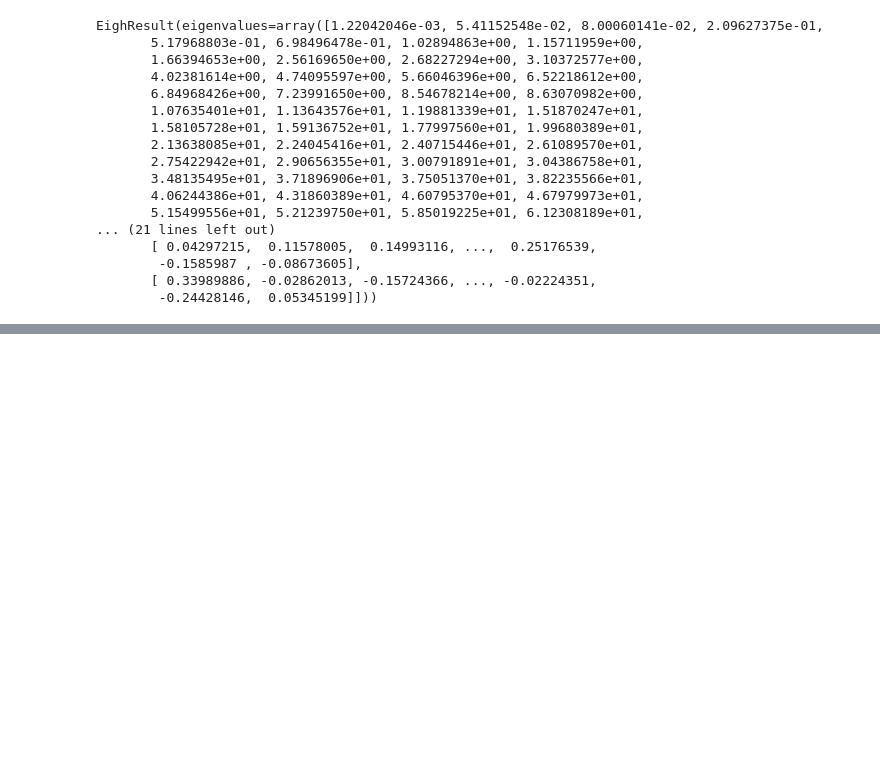
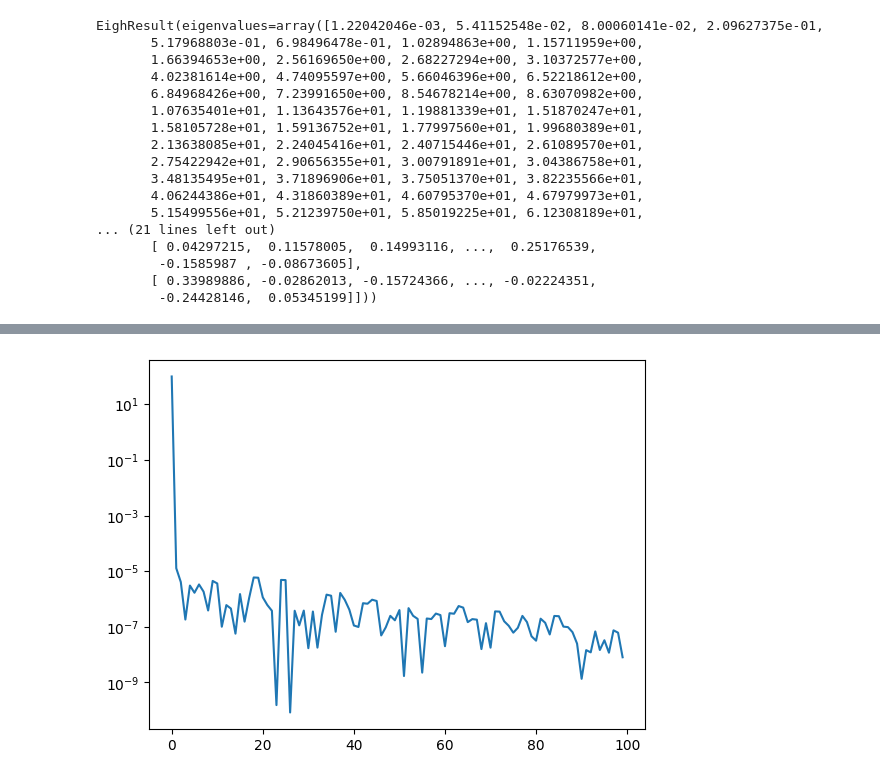
Before and after one commit to imrealhelper/Linear-Algebra, a Jupyter notebook: soft_ware_labs/ase3001_exercises_an_eigenvalue_algorithm.ipynb, the cells around one changed output, grey strips where cells are left out. Cells and saved outputs as stored; diff of their text form; code cells hidden in the pictures; blank space fills up the shorter version.

```diff
--- a/soft_ware_labs/ase3001_exercises_an_eigenvalue_algorithm.ipynb
+++ b/soft_ware_labs/ase3001_exercises_an_eigenvalue_algorithm.ipynb
@@ -171,0 +192,6 @@ print(np.array(sorted(eigens))-np.linalg.eigh(A)[0])
+# %%
+error =(np.abs(np.array(sorted(eigens))-np.linalg.eigh(A)[0].real ) / np.abs(np.linalg.eigh(A)[0].real))*100
+plt.plot(error)
+plt.yscale('log')
+# %% [output]
+[figure, added]
```
Also changed, not shown: parts of 3 cells of this notebook.
